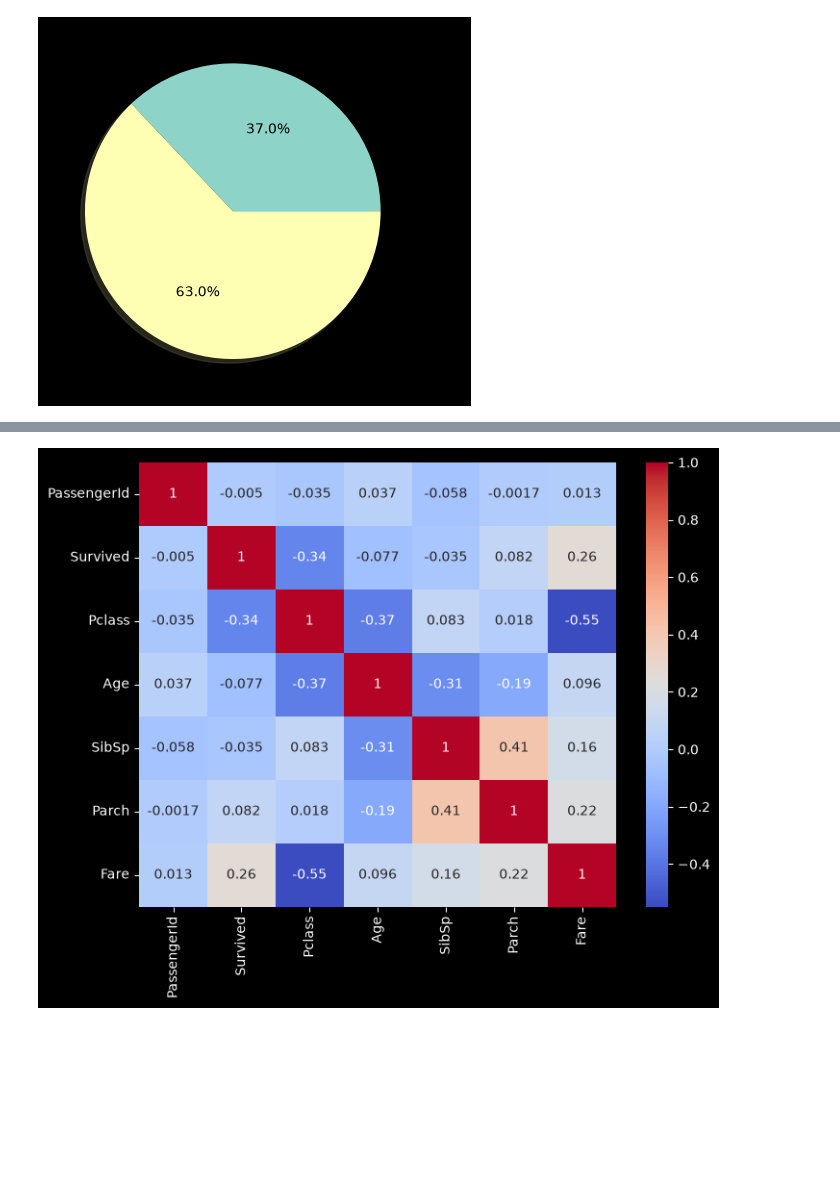
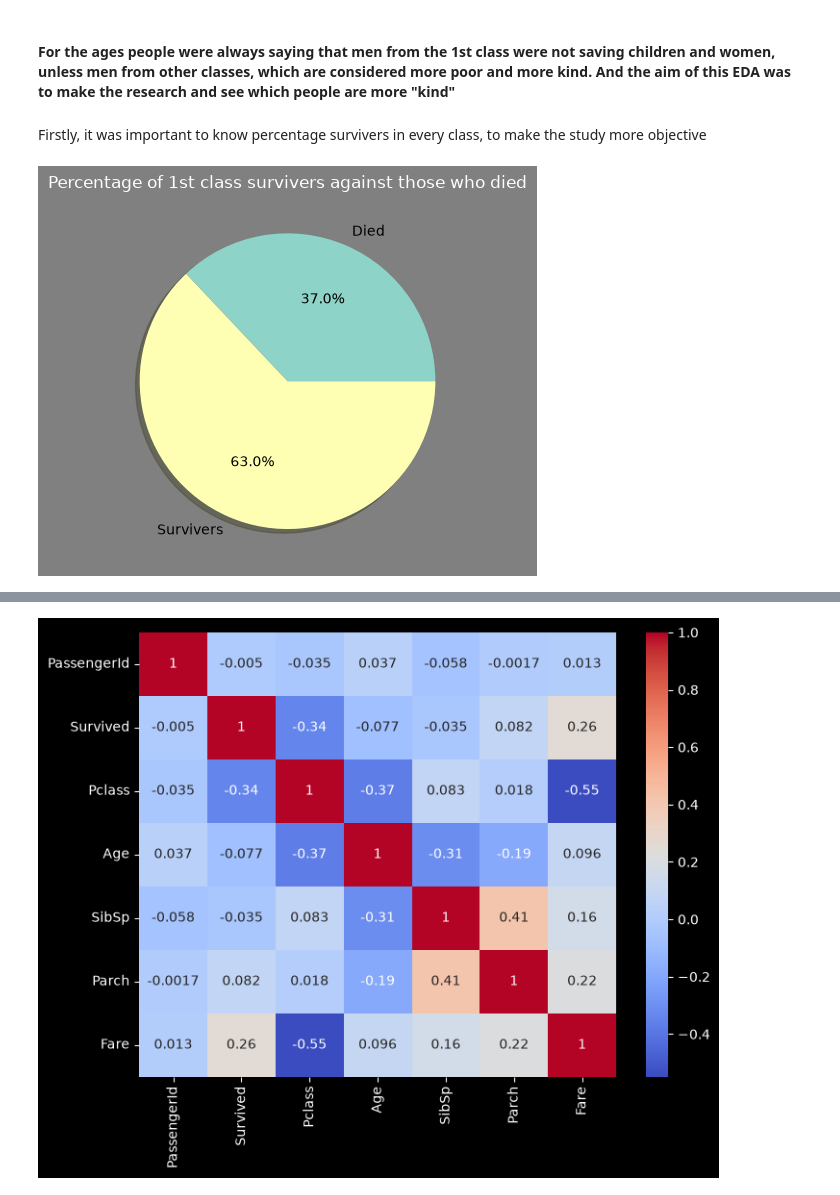
Before and after one commit to skyaax/TitanicDataset, a Jupyter notebook: Titanic.ipynb, the cells around one changed output, grey strips where cells are left out. Cells and saved outputs as stored; diff of their text form; code cells hidden in the pictures; blank space fills up the shorter version.

```diff
--- a/Titanic.ipynb
+++ b/Titanic.ipynb
@@ -1,3 +1,5 @@
+# %% [markdown]
+#### For the ages people were always saying that men from the 1st class were not saving children and women, unless men from other classes, which are considered more poor and more kind. And the aim of this EDA was to make the research and see which people are more "kind"
 # %%
 import matplotlib.pyplot as plt
 import pandas as pd
@@ -5,23 +7,26 @@ import numpy as np
 # %%
 titanic_df = pd.read_csv("Titanic-Dataset.csv")
 age_mean = int(titanic_df["Age"].mean())
-# %%
-condition1 = np.logical_and(titanic_df["Pclass"] == 1, titanic_df["Survived"] == 1)
-general_condition = np.logical_or(titanic_df["Age"] < 18, titanic_df["Sex"] == "female")
-condition3 = np.logical_and(titanic_df["Pclass"] == 3, titanic_df["Survived"] == 1)
-
-class_1 = titanic_df[titanic_df["Pclass"] == 1]
-survivors_1_class = titanic_df[condition1]
-sizes1 = [len(class_1.index) - len(survivors_1_class.index),len(survivors_1_class.index)]
-
-class_3 = titanic_df[titanic_df["Pclass"] == 3]
-survivors_3_class = titanic_df[condition3]
-
-
-
-plt.pie(sizes1,labels=["1st class tickets owners","Survivers"],autopct='%1.1f%%', shadow=True, textprops={'color': 'black'})
-plt.show()
-# %% [output]
-[figure, removed]
+# %% [markdown]
+Firstly, it was important to know percentage survivers in every class, to make the study more objective
+# %%
+condition1 = np.logical_and(titanic_df["Pclass"] == 1, titanic_df["Survived"] == 1)
+general_condition = np.logical_or(titanic_df["Age"] < 18, titanic_df["Sex"] == "female")
+condition3 = np.logical_and(titanic_df["Pclass"] == 3, titanic_df["Survived"] == 1)
+
+class_1 = titanic_df[titanic_df["Pclass"] == 1]
+survivors_1_class = titanic_df[condition1]
+sizes1 = [len(class_1.index) - len(survivors_1_class.index),len(survivors_1_class.index)]
+
+class_3 = titanic_df[titanic_df["Pclass"] == 3]
+survivors_3_class = titanic_df[condition3]
+
+
+fig = plt.figure(facecolor='grey')
+plt.pie(sizes1,labels=["Died","Survivers"],autopct='%1.1f%%', shadow=True, textprops={'color': 'black'})
+plt.title("Percentage of 1st class survivers against those who died")
+plt.show()
+# %% [output]
+[figure, added]
 # %%
 sizes3 = [len(class_3.index) - len(survivors_3_class.index),len(survivors_3_class.index)]
```
Also changed, not shown: parts of 17 cells of this notebook.
